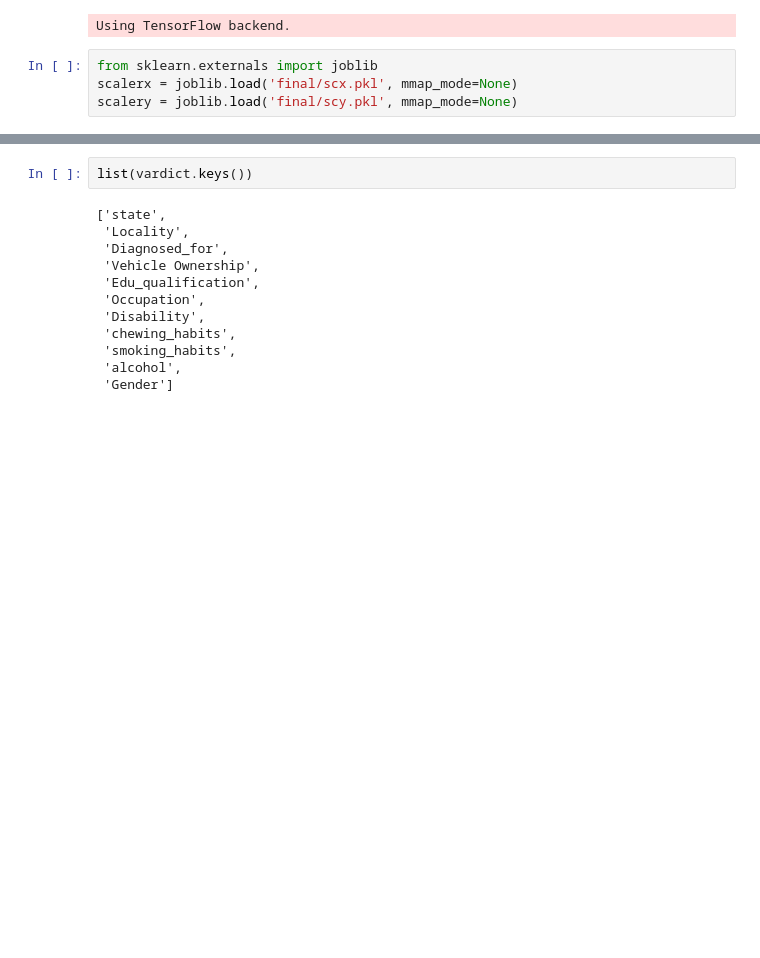
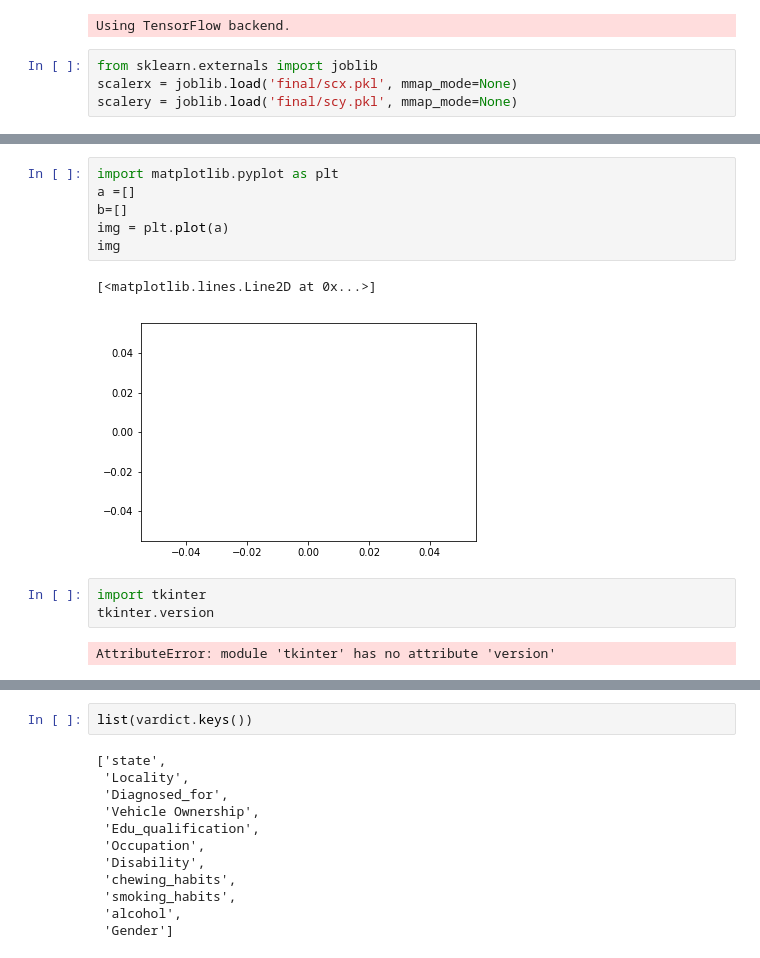
Before and after one commit to frier-sam/Tkinter_Dashboard, a Jupyter notebook: dashboard.ipynb, the cells around one changed output, grey strips where cells are left out. Drawn from its saved outputs; the diff is of its cells as text; blank space fills up the shorter version.

```diff
--- a/dashboard.ipynb
+++ b/dashboard.ipynb
@@ -258,0 +280,14 @@ TclError: image "pyimage28" doesn't exist
+# %%
+import matplotlib.pyplot as plt
+a =[]
+b=[]
+img = plt.plot(a)
+img
+# %% [output]
+[<matplotlib.lines.Line2D at 0x...>]
+[figure, added]
+# %%
+import tkinter
+tkinter.version
+# %% [output]
+AttributeError: module 'tkinter' has no attribute 'version'
```
Also changed, not shown: parts of 9 cells of this notebook.
